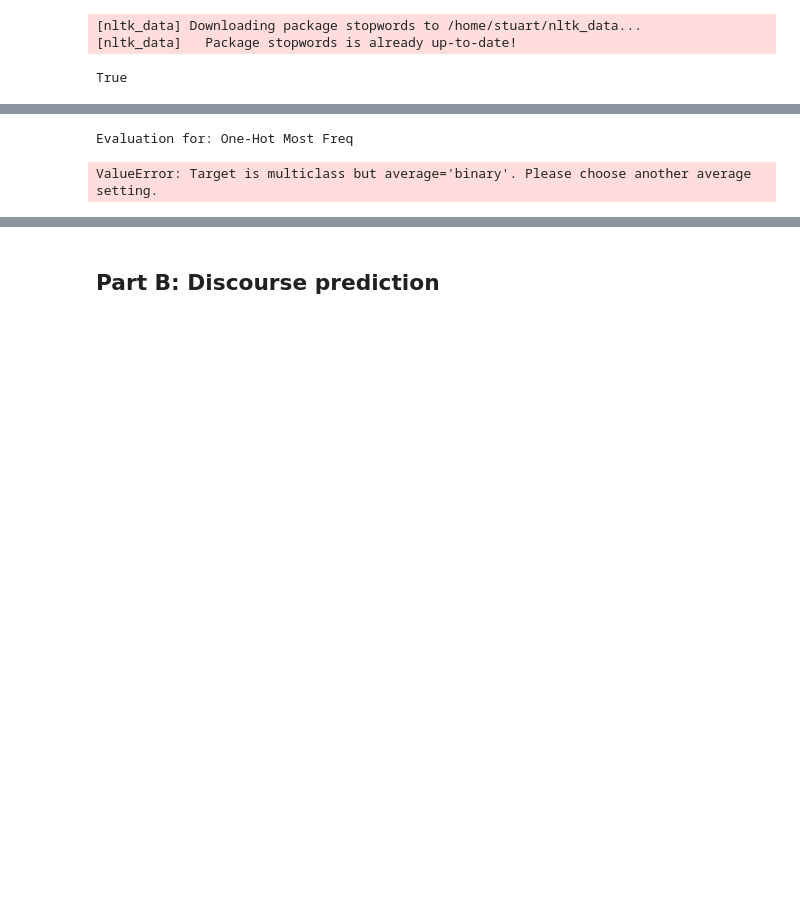
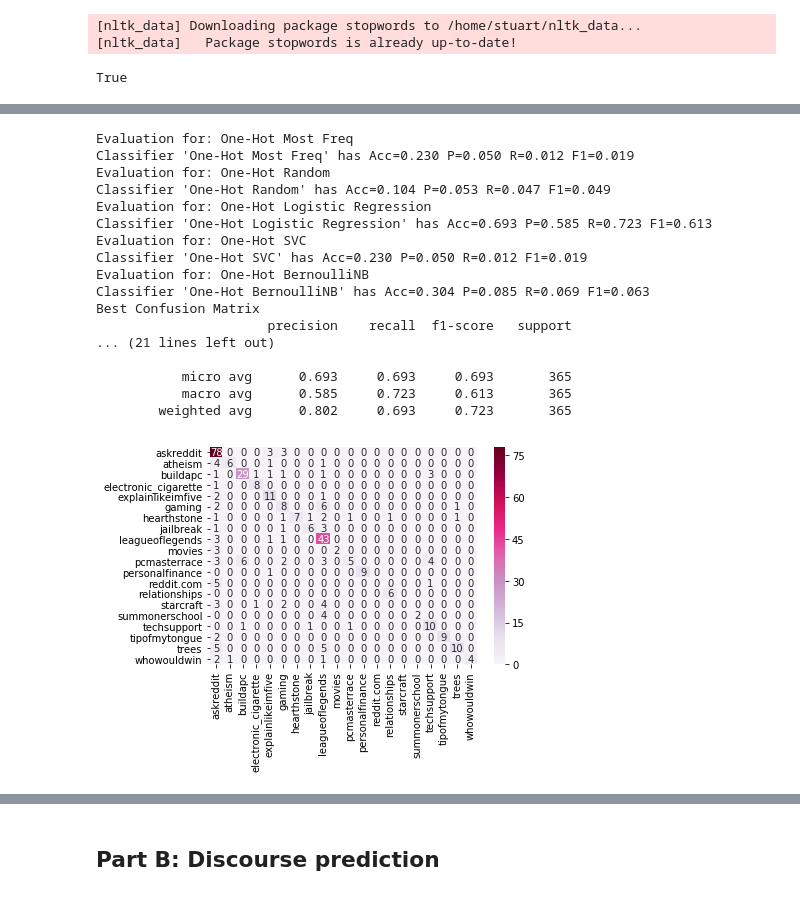
Before and after one commit to themadprofessor/UniWork, a Jupyter notebook: TAD/Coursework skeleton.ipynb, the cells around one changed output, grey strips where cells are left out. Cells and saved outputs as stored; diff of their text form; code cells hidden in the pictures; blank space fills up the shorter version.

```diff
--- a/TAD/Coursework skeleton.ipynb
+++ b/TAD/Coursework skeleton.ipynb
@@ -169,6 +171,18 @@ def expand_posts(threads):
 # Restructure threads into posts
 train_posts = expand_posts(train_threads)
 test_posts = expand_posts(test_threads)
+# %%
+def expand_body_title(threads):
+    return pd.concat([threads, threads.posts.apply(lambda posts: pd.Series(posts)\
+                                             .map(lambda x: x['body'] if 'body' in x else '')\
+                                             .str.cat(sep=' ')).rename(index='body'),\
+                      threads.posts.apply(lambda posts: pd.Series(posts)\
+                                             .map(lambda x: x['author'] if 'author' in x else '')\
+                                             .str.cat(sep=' ')).rename(index='author')\
+                     ],axis=1)
+
+train_threads_expand = expand_body_title(train_threads)
+test_threads_expand = expand_body_title(test_threads)
 # %%
 from sklearn.base import BaseEstimator, TransformerMixin
 
@@ -206,20 +241,20 @@ one_hot_pipeline = Pipeline([
     ("union", FeatureUnion([
         ("title", Pipeline([
             ("select", ItemSelector('title')),
-            ("vec", one_hot_vectorizer)
+            ("vec", one_hot_vectorizer())
         ])),
         ("body", Pipeline([
             ("select", ItemSelector('body')),
-            ("vec", one_hot_vectorizer)
+            ("vec", one_hot_vectorizer())
         ])),
         ("author", Pipeline([
             ("select", ItemSelector('author')),
-            ("vec", one_hot_vectorizer)
+            ("vec", one_hot_vectorizer())
         ])),
     ]))
 ])
-train_one_hot_features = one_hot_pipeline.fit_transform(train_posts)
-test_one_hot_features = one_hot_pipeline.transform(test_posts)
+train_one_hot_features = one_hot_pipeline.fit_transform(train_threads_expand)
+test_one_hot_features = one_hot_pipeline.transform(test_threads_expand)
 # %%
 tfidf_pipeline = Pipeline([
     ("union", FeatureUnion([
@@ -242,6 +276,0 @@ test_tfidf_features = tfidf_pipeline.transform(test_posts)
-# %%
-most_freq_class.fit(train_one_hot_features, train_labels)
-evaluation_summary("One-Hot Most Freq", most_freq_class.predict(test_one_hot_features), test_labels)
-# %% [output]
-Evaluation for: One-Hot Most Freq
-ValueError: Target is multiclass but average='binary'. Please choose another average setting.
@@ -277,0 +277,34 @@ test_author_tfidf_features = tfidf_vectorizer.transform(test_posts['author'])
+# %%
+most_freq_class.fit(train_one_hot_features, train_threads_expand['subreddit'])
+rand_class.fit(train_one_hot_features, train_threads_expand['subreddit'])
+log_reg_class.fit(train_one_hot_features, train_threads_expand['subreddit'])
+svc_class.fit(train_one_hot_features, train_threads_expand['subreddit'])
+ber_nb_class.fit(train_one_hot_features, train_threads_expand['subreddit'])
+
+predicts = {}
+predicts['One-Hot Most Freq'] = most_freq_class.predict(test_one_hot_features)
+predicts['One-Hot Random'] = rand_class.predict(test_one_hot_features)
+predicts['One-Hot Logistic Regression'] = log_reg_class.predict(test_one_hot_features)
+predicts['One-Hot SVC'] = svc_class.predict(test_one_hot_features)
+predicts['One-Hot BernoulliNB'] = ber_nb_class.predict(test_one_hot_features)
+
+evaluation(predicts, test_threads_expand['subreddit'])
+# %% [output]
+Evaluation for: One-Hot Most Freq
+Classifier 'One-Hot Most Freq' has Acc=0.230 P=0.050 R=0.012 F1=0.019
+Evaluation for: One-Hot Random
+Classifier 'One-Hot Random' has Acc=0.104 P=0.053 R=0.047 F1=0.049
+Evaluation for: One-Hot Logistic Regression
+Classifier 'One-Hot Logistic Regression' has Acc=0.693 P=0.585 R=0.723 F1=0.613
+Evaluation for: One-Hot SVC
+Classifier 'One-Hot SVC' has Acc=0.230 P=0.050 R=0.012 F1=0.019
+Evaluation for: One-Hot BernoulliNB
+Classifier 'One-Hot BernoulliNB' has Acc=0.304 P=0.085 R=0.069 F1=0.063
+Best Confusion Matrix
+                      precision    recall  f1-score   support
+... (21 lines left out)
+
+           micro avg      0.693     0.693     0.693       365
+           macro avg      0.585     0.723     0.613       365
+        weighted avg      0.802     0.693     0.723       365
+[figure, added]
```
Also changed, not shown: parts of 14 cells of this notebook.
